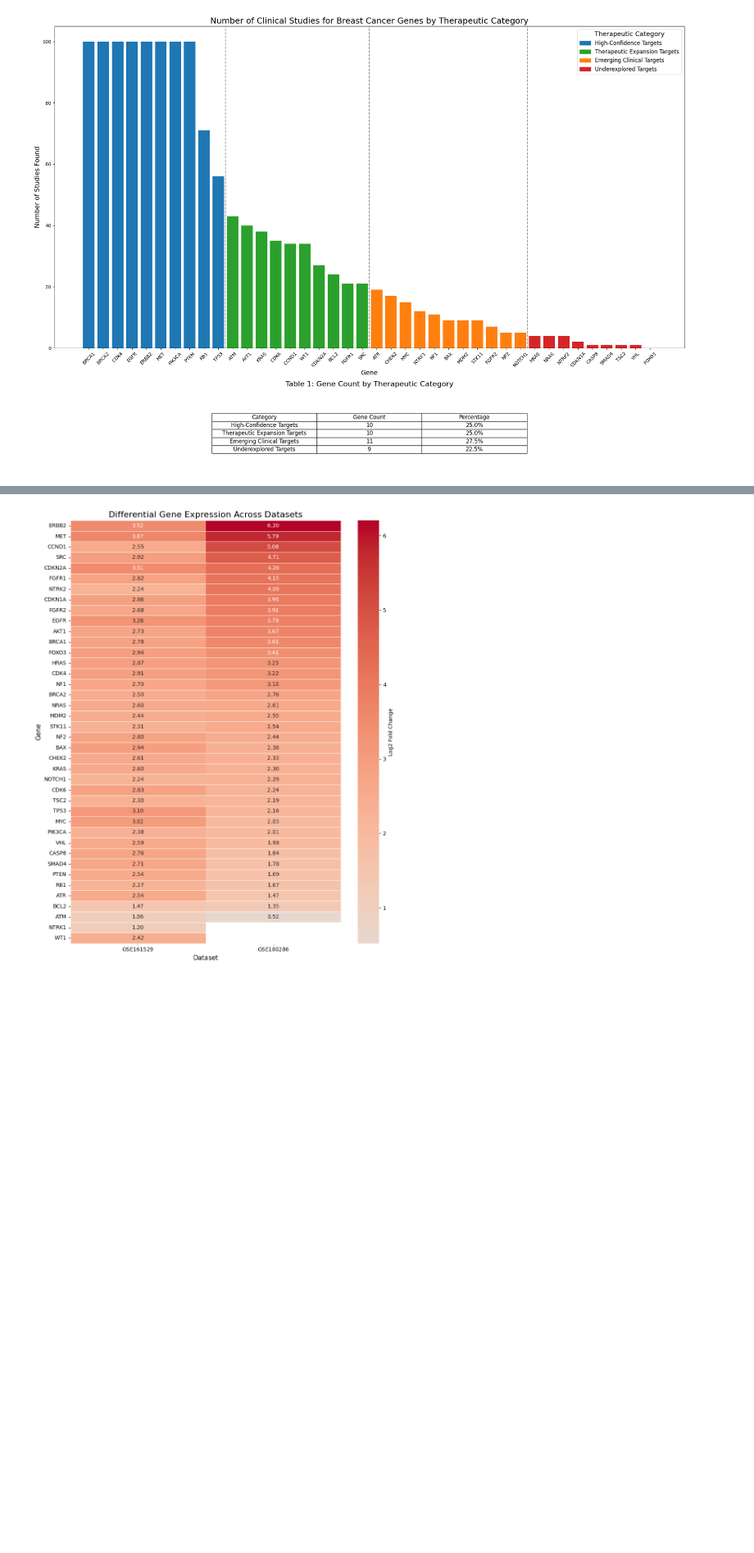
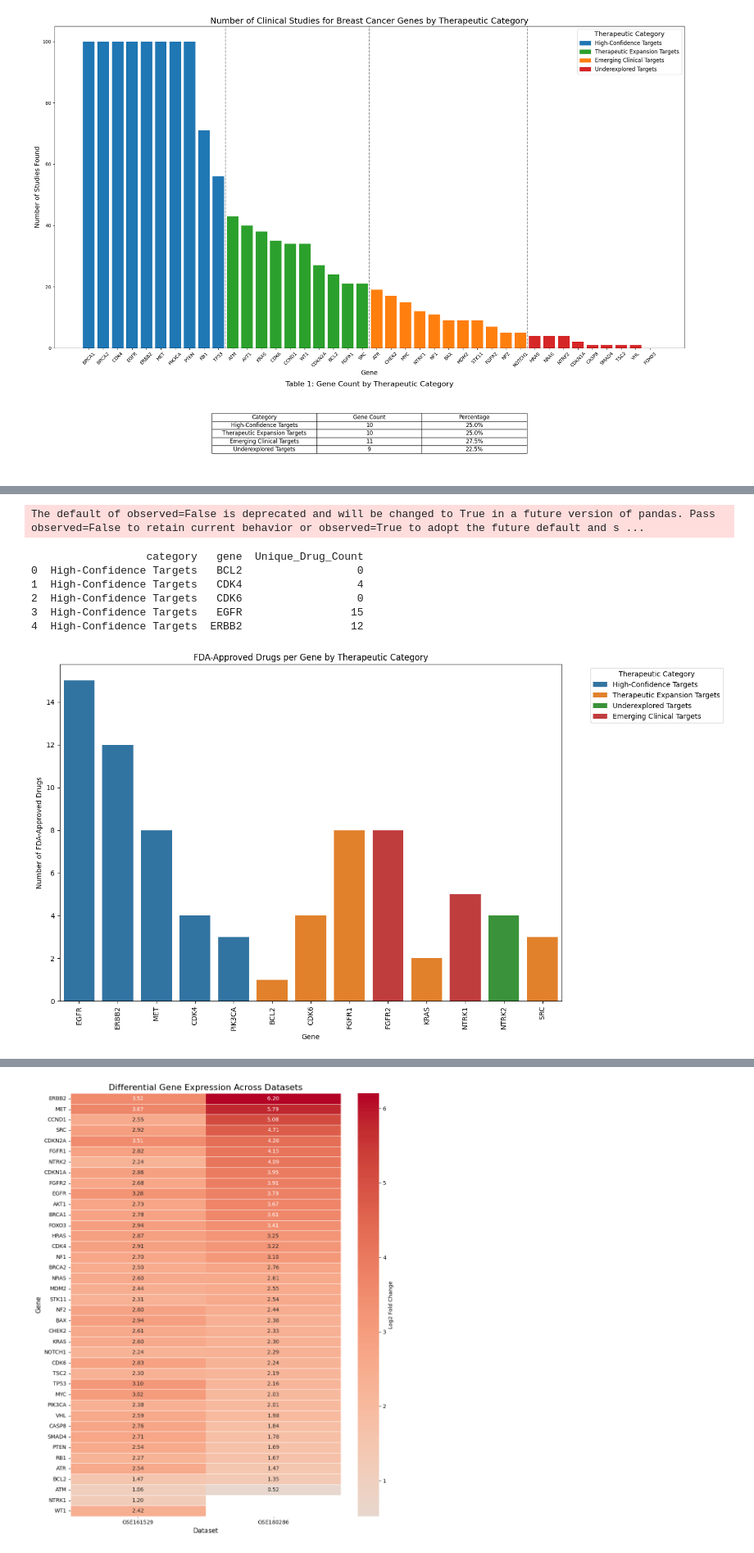
Before and after one commit to oliverraj/interpretable-machine-learning-oncology, a Jupyter notebook: notebooks/10_Combined_DE.ipynb, the cells around one changed output, grey strips where cells are left out. Shown at 82% size. Cells and saved outputs as stored; diff of their text form; code cells hidden in the pictures; blank space fills up the shorter version.

```diff
--- a/notebooks/10_Combined_DE.ipynb
+++ b/notebooks/10_Combined_DE.ipynb
@@ -1394,0 +1440,17 @@ plt.show()
+# %%
+# Select and reorder relevant columns for the summary table
+df_summary_table = df_confidence[['category', 'gene', 'studies', 'FDA_Approved_Drug']]
+
+# Optionally sort by category and study count descending
+category_order = [
+    'High-Confidence Targets',
+    'Therapeutic Expansion Targets',
+    'Underexplored Targets',
+    'Emerging Clinical Targets'
+]
+
+df_summary_table['category'] = pd.Categorical(df_summary_table['category'], categories=category_order, ordered=True)
+df_summary_table = df_summary_table.sort_values(by=['category', 'studies'], ascending=[True, False])
+
+# Display the table nicely
+display(df_summary_table.reset_index(drop=True))
@@ -1394,0 +1599,53 @@ plt.show()
+# %%
+# Remove rows where FDA_Approved_Drug is NaN or 'No Specific Drug'
+df_filtered = df_exploded[
+    (df_exploded['FDA_Approved_Drug'].notna()) &
+    (df_exploded['FDA_Approved_Drug'] != 'No Specific Drug')
+]
+
+# Count unique drugs per gene and category
+df_gene_drug_counts = (
+    df_filtered
+    .groupby(['category', 'gene'])['FDA_Approved_Drug']
+    .nunique()
+    .reset_index()
+    .rename(columns={'FDA_Approved_Drug': 'Unique_Drug_Count'})
+)
+
+print(df_gene_drug_counts.head())
+
+# Now you can run the plotting code using df_gene_drug_counts
+
+# Sort genes within each category by drug count descending for better visualization
+df_sorted = df_gene_drug_counts.copy()
+df_sorted['gene'] = df_sorted['gene'].astype(str)  # Ensure gene is string for plotting
+df_sorted = df_sorted.sort_values(['category', 'Unique_Drug_Count'], ascending=[True, False])
+
+# Set the figure size
+plt.figure(figsize=(14, 8))
+
+# Create a barplot grouped by category, with genes on x-axis and drug counts on y-axis
+sns.barplot(
+    data=df_sorted,
+    x='gene',
+    y='Unique_Drug_Count',
+    hue='category',
+    dodge=False  # So bars per category stack instead of side-by-side for clarity
+)
+
+plt.xticks(rotation=90)  # Rotate gene labels for readability
+plt.xlabel('Gene')
+plt.ylabel('Number of FDA-Approved Drugs')
+plt.title('FDA-Approved Drugs per Gene by Therapeutic Category')
+plt.legend(title='Therapeutic Category', bbox_to_anchor=(1.05, 1), loc='upper left')
+plt.tight_layout()
+plt.show()
+# %% [output]
+The default of observed=False is deprecated and will be changed to True in a future version of pandas. Pass observed=False to retain current behavior or observed=True to adopt the future default and s ...
+                  category   gene  Unique_Drug_Count
+0  High-Confidence Targets   BCL2                  0
+1  High-Confidence Targets   CDK4                  4
+2  High-Confidence Targets   CDK6                  0
+3  High-Confidence Targets   EGFR                 15
+4  High-Confidence Targets  ERBB2                 12
+[figure, added]
```
Also changed, not shown: parts of 17 cells of this notebook.
